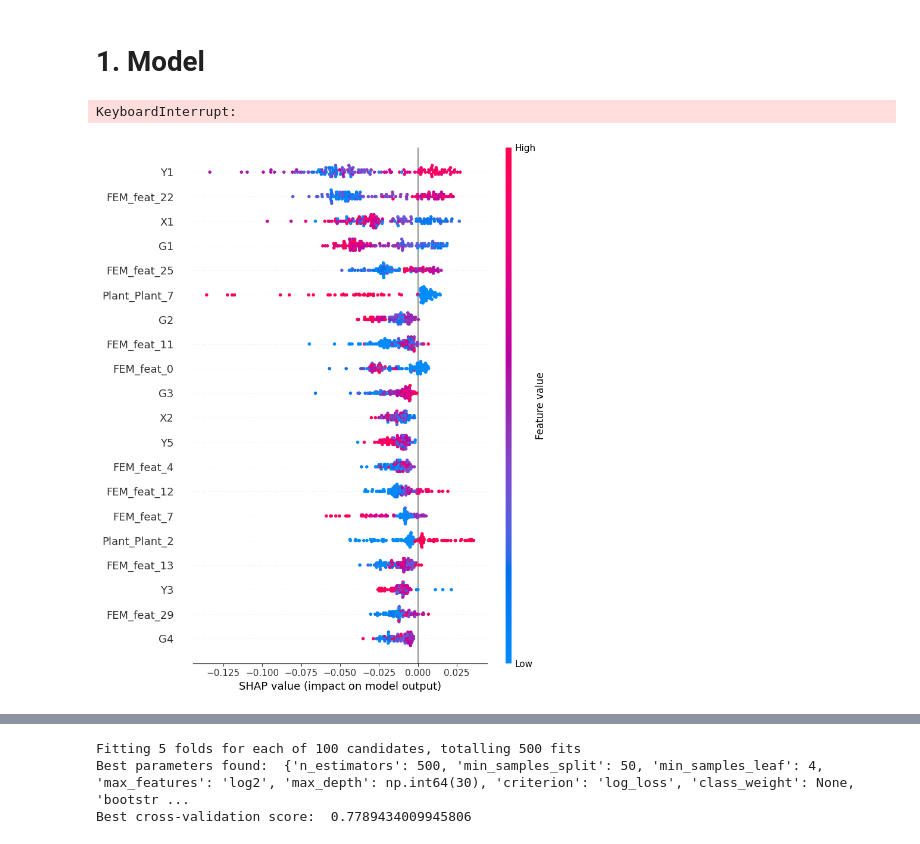
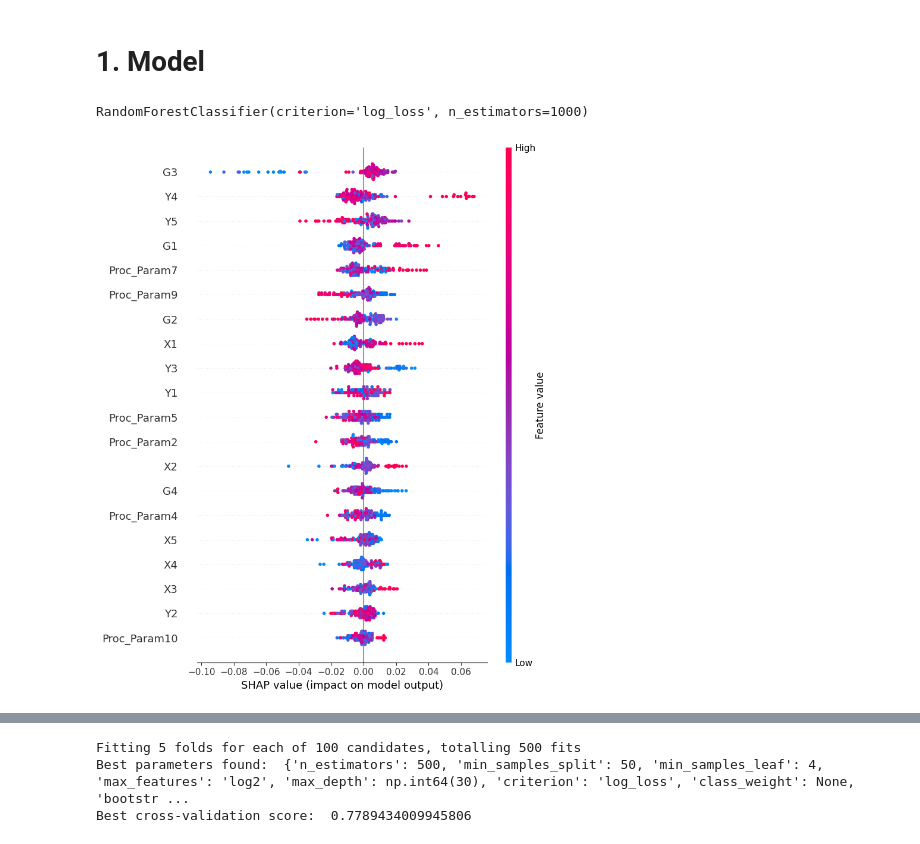
Before and after one commit to JoohoSon24/tire_competition, a Jupyter notebook: main.ipynb, the cells around one changed output, grey strips where cells are left out. Saved outputs shown, nothing was run; the diff lists cells and outputs as text; code cells hidden in the pictures.

```diff
--- a/main.ipynb
+++ b/main.ipynb
@@ -295,8 +292,9 @@ df_fem_nn = pd.read_csv('data/fem_ext.csv', index_col=0)
 # %%
-X_sum, X_fem, y_ = split_data(df_pub)
+X_sum, X_fem, cl_ = split_data(df_pub)
+X_sum_exam, X_fem_exam, ids = split_data(df_exam, train=False)
 
 le = LabelBinarizer()
-y = le.fit_transform(y_)
+cl = le.fit_transform(cl_)
 # %%
 def cross_validate(model, X, y, cv=5, seed=None):
   if isinstance(y, pd.Series):
@@ -332,21 +330,13 @@ from sklearn.ensemble import RandomForestClassifier
 from sklearn.calibration import CalibratedClassifierCV
 
 from catboost import CatBoostClassifier
-from xgboost import XGBClassifier
+from xgboost import XGBClassifier, XGBRFClassifier
 
 import shap
 
-model_type = 'xgb' # 'catboost' 'xgb' 'rf'
-include_fem = False
+model_type = 'rf' # 'catboost' 'xgb' 'rf'
+include_fem = True
 augment = False
-
-fem_feat_fns = [
-    lambda x, y, p: p.max(axis=-1),
-    curve_length,
-    stress_length,
-    bend_extent,
-    max_curvature
-]
 
 if model_type == 'catboost':
   model = CatBoostClassifier(
@@ -356,15 +346,15 @@ if model_type == 'catboost':
   X = X_sum
 
 elif model_type == 'xgb':
-  model = XGBClassifier(
-      n_estimators = 500,
+  model = XGBRFClassifier(
+      n_estimators = 1000,
       scale_pos_weight=1,
       )
   X, oe = numerize(X_sum)
 
 elif model_type == 'rf':
   model = RandomForestClassifier(
-      n_estimators = 1200,
+      n_estimators = 1000,
       #class_weight={0: 1, 1: 1},
       max_features = "sqrt",
       #max_depth = 25,
@@ -376,22 +366,22 @@ elif model_type == 'rf':
   X, oe = numerize(X_sum)
 
 if include_fem:
-  X_fem_ext = df_fem_nn #extract_fem(X_fem, fns = fem_feat_fns, as_df = True)
+  X_fem_ext = df_fem_feat
   X = pd.concat([X, X_fem_ext], axis=1)
 
-X_train, X_test, y_train, y_test = train_test_split(X, y, train_size=0.8)
+X_train, X_test, cl_train, cl_test = train_test_split(X, cl, train_size=0.8)
 if augment:
-  X_train, y_train = apply_smote(X_train, y_train)
+  X_train, cl_train = apply_smote(X_train, cl_train)
 # %%
-model.fit(X_train, y_train)
+model.fit(X_train, cl_train)
 # %% [output]
-KeyboardInterrupt:
+RandomForestClassifier(criterion='log_loss', n_estimators=1000)
 # %%
 explainer = shap.TreeExplainer(model)
 shap_values = explainer.shap_values(X_test)
 # %%
-shap_value_pos = shap_values[:, :, 1]
+shap_value_pos = shap_values[:, :, 0]
 shap.summary_plot(shap_value_pos, X_test, plot_type="dot", show=False)
 # %% [output]
-[figure, old version]
+[figure, new version]
 # %%
```
Also changed, not shown: parts of 16 cells of this notebook.
